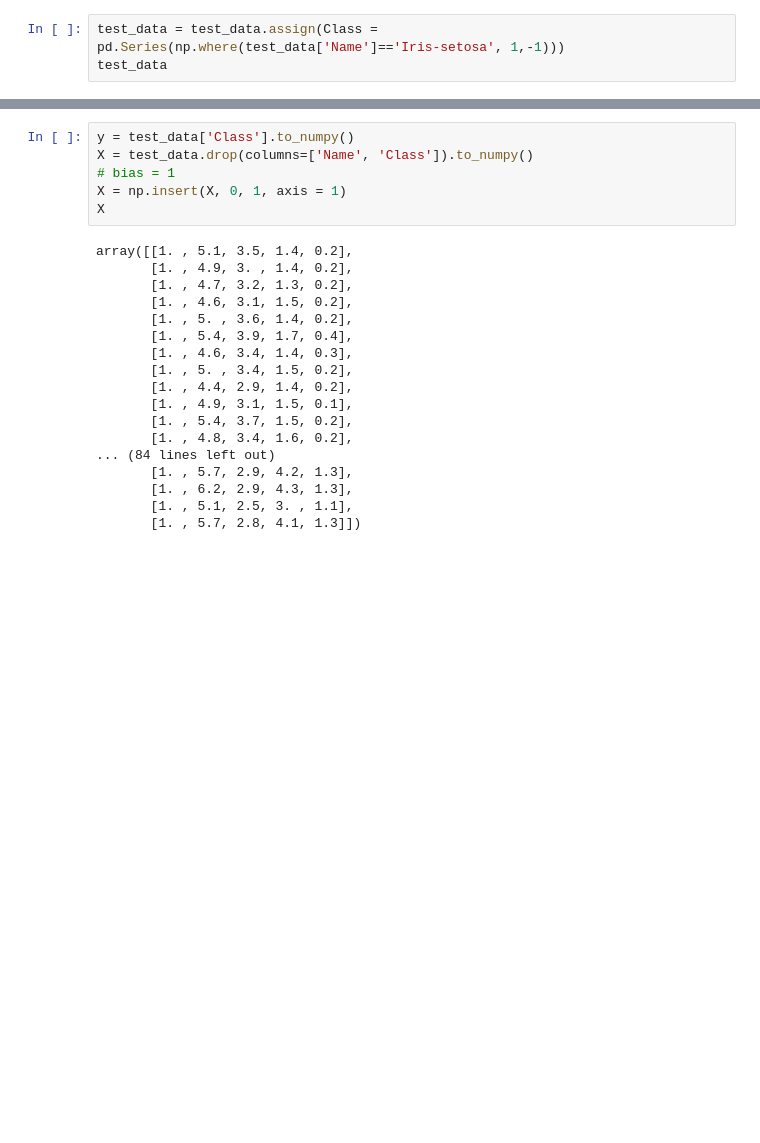
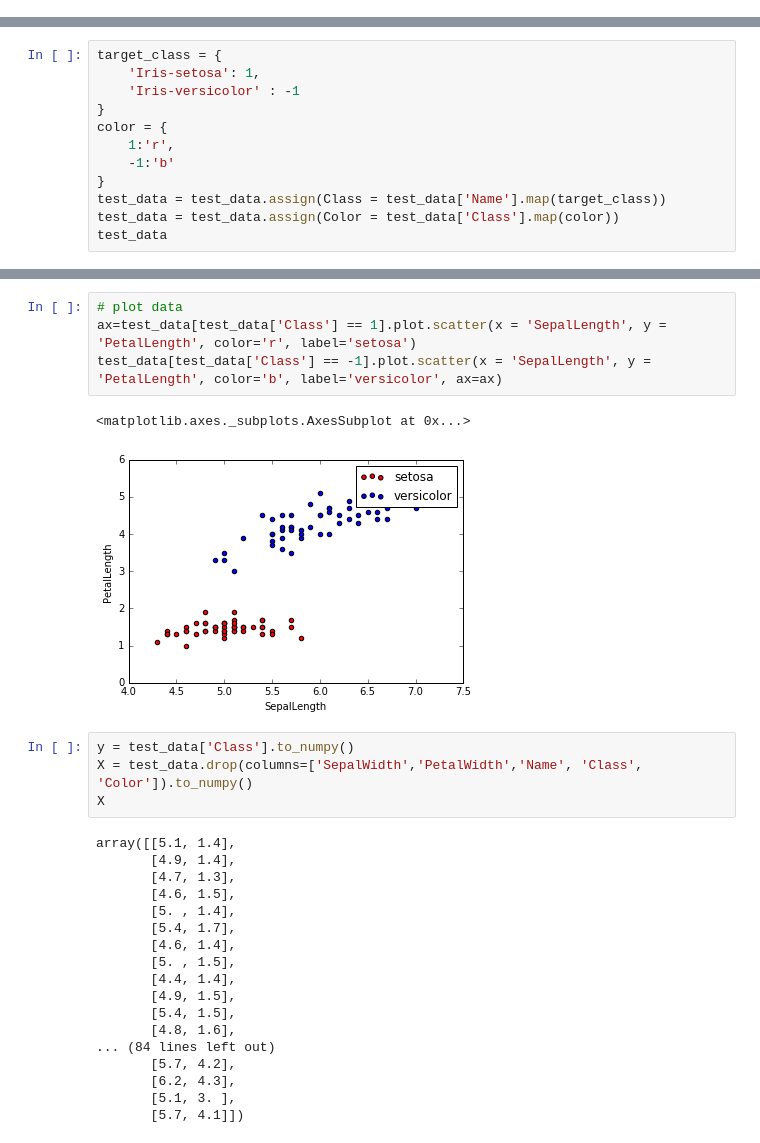
Before and after one commit to france5289/NeuralNetowrk_HM1, a Jupyter notebook: Perceptron.ipynb, the cells around one changed output, grey strips where cells are left out. Drawn from its saved outputs; the diff is of its cells as text; blank space fills up the shorter version.

```diff
--- a/Perceptron.ipynb
+++ b/Perceptron.ipynb
@@ -16,6 +15,3 @@ test_data.head()
 | 2 | 4.7 | 3.2 | 1.3 | 0.2 | Iris-setosa |
 | 3 | 4.6 | 3.1 | 1.5 | 0.2 | Iris-setosa |
 | 4 | 5.0 | 3.6 | 1.4 | 0.2 | Iris-setosa |
-# %%
-test_data = test_data.assign(Class = pd.Series(np.where(test_data['Name']=='Iris-setosa', 1,-1)))
-test_data
@@ -40,0 +18,12 @@ test_data
+# %%
+target_class = {
+    'Iris-setosa': 1,
+    'Iris-versicolor' : -1
+}
+color = {
+    1:'r',
+    -1:'b'
+}
+test_data = test_data.assign(Class = test_data['Name'].map(target_class))
+test_data = test_data.assign(Color = test_data['Class'].map(color))
+test_data
@@ -41,27 +49,32 @@ test_data
+# %%
+# plot data
+ax=test_data[test_data['Class'] == 1].plot.scatter(x = 'SepalLength', y = 'PetalLength', color='r', label='setosa')
+test_data[test_data['Class'] == -1].plot.scatter(x = 'SepalLength', y = 'PetalLength', color='b', label='versicolor', ax=ax)
+# %% [output]
+<matplotlib.axes._subplots.AxesSubplot at 0x...>
+[figure, added]
 # %%
 y = test_data['Class'].to_numpy()
-X = test_data.drop(columns=['Name', 'Class']).to_numpy()
-# bias = 1
-X = np.insert(X, 0, 1, axis = 1)
+X = test_data.drop(columns=['SepalWidth','PetalWidth','Name', 'Class', 'Color']).to_numpy()
 X
 # %% [output]
-array([[1. , 5.1, 3.5, 1.4, 0.2],
-       [1. , 4.9, 3. , 1.4, 0.2],
-       [1. , 4.7, 3.2, 1.3, 0.2],
-       [1. , 4.6, 3.1, 1.5, 0.2],
-       [1. , 5. , 3.6, 1.4, 0.2],
-       [1. , 5.4, 3.9, 1.7, 0.4],
-       [1. , 4.6, 3.4, 1.4, 0.3],
-       [1. , 5. , 3.4, 1.5, 0.2],
-       [1. , 4.4, 2.9, 1.4, 0.2],
-       [1. , 4.9, 3.1, 1.5, 0.1],
-       [1. , 5.4, 3.7, 1.5, 0.2],
-       [1. , 4.8, 3.4, 1.6, 0.2],
+array([[5.1, 1.4],
+       [4.9, 1.4],
+       [4.7, 1.3],
+       [4.6, 1.5],
+       [5. , 1.4],
+       [5.4, 1.7],
+       [4.6, 1.4],
+       [5. , 1.5],
+       [4.4, 1.4],
+       [4.9, 1.5],
+       [5.4, 1.5],
+       [4.8, 1.6],
 ... (84 lines left out)
-       [1. , 5.7, 2.9, 4.2, 1.3],
-       [1. , 6.2, 2.9, 4.3, 1.3],
-       [1. , 5.1, 2.5, 3. , 1.1],
-       [1. , 5.7, 2.8, 4.1, 1.3]])
+       [5.7, 4.2],
+       [6.2, 4.3],
+       [5.1, 3. ],
+       [5.7, 4.1]])
 # %%
 y
 # %% [output]
```
Also changed, not shown: parts of 11 cells of this notebook, 4 other files.
